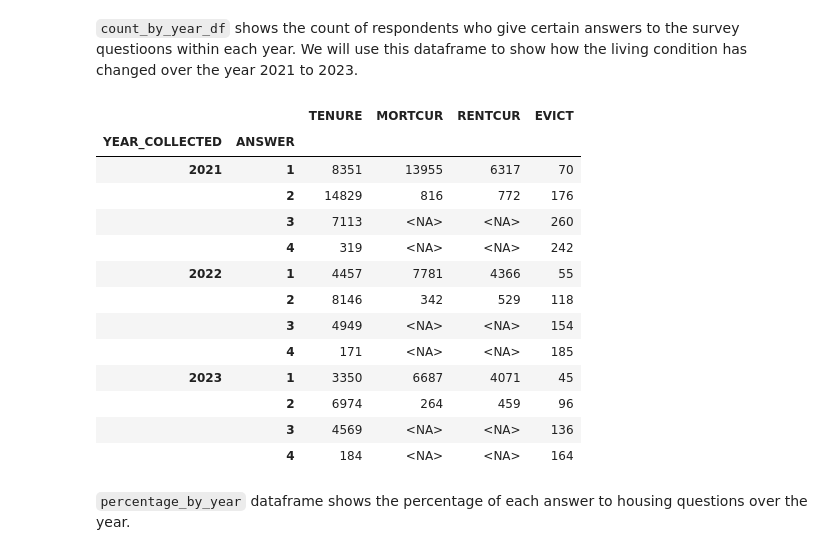
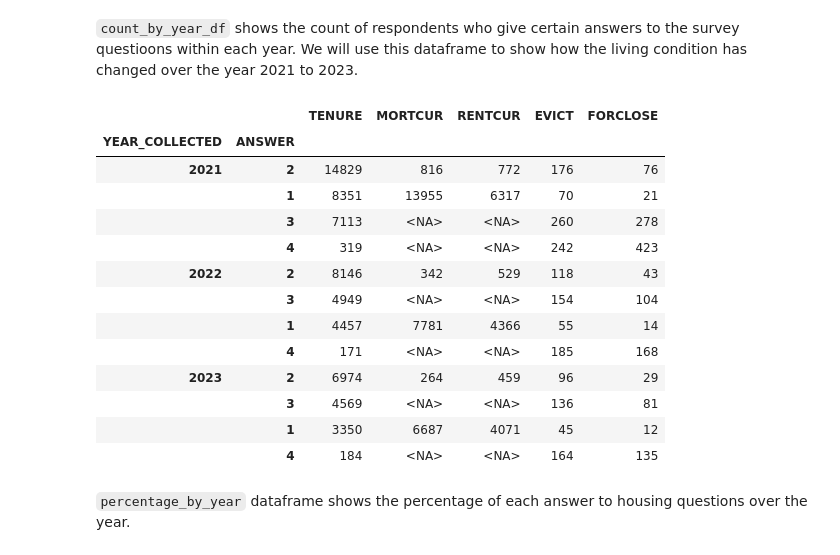
Before and after one commit to BU-Spark/ds-bcc-tania-fernandes-d7, a Jupyter notebook: fa24-team-b/housing/notebooks/pulse-survey.ipynb, the cells around one changed output. Drawn from its saved outputs; the diff is of its cells as text; code cells hidden in the pictures.

```diff
--- a/fa24-team-b/housing/notebooks/pulse-survey.ipynb
+++ b/fa24-team-b/housing/notebooks/pulse-survey.ipynb
@@ -441,25 +442,37 @@ plt.show()
 # 3. Housing Situation Over Time
 # %% [markdown]
 `count_by_year_df` shows the count of respondents who give certain answers to the survey questioons within each year. We will use this dataframe to show how the living condition has changed over the year 2021 to 2023.
-# %%
-count_by_year_df = HPS_df.groupby('YEAR_COLLECTED', group_keys=True).apply(lambda x: x.iloc[:, :-1].apply(pd.Series.value_counts), include_groups=False).rename_axis(["YEAR_COLLECTED", "ANSWER"])
-count_by_year_df = count_by_year_df.drop(index=-99, level='ANSWER')
-count_by_year_df
-# %% [output]
-|  |  | TENURE | MORTCUR | RENTCUR | EVICT |
-| YEAR_COLLECTED | ANSWER |  |  |  |  |
-| 2021 | 1 | 8351 | 13955 | 6317 | 70 |
-|  | 2 | 14829 | 816 | 772 | 176 |
-|  | 3 | 7113 | <NA> | <NA> | 260 |
-|  | 4 | 319 | <NA> | <NA> | 242 |
-| 2022 | 1 | 4457 | 7781 | 4366 | 55 |
-|  | 2 | 8146 | 342 | 529 | 118 |
-|  | 3 | 4949 | <NA> | <NA> | 154 |
-|  | 4 | 171 | <NA> | <NA> | 185 |
-| 2023 | 1 | 3350 | 6687 | 4071 | 45 |
-|  | 2 | 6974 | 264 | 459 | 96 |
-|  | 3 | 4569 | <NA> | <NA> | 136 |
-|  | 4 | 184 | <NA> | <NA> | 164 |
+# %%
+columns_to_count = ["TENURE", "MORTCUR", "RENTCUR", "EVICT", "FORCLOSE"]
+counts_by_column = {}
+
+# Loop through each column to apply value_counts per group
+for col in columns_to_count:
+    counts_by_column[col] = (
+        HPS_df.groupby("YEAR_COLLECTED")[col]
+        .apply(lambda x: x.value_counts())
+        .rename_axis(["YEAR_COLLECTED", "ANSWER"])
+    )
+
+# Concatenate counts into a single DataFrame, aligning on YEAR_COLLECTED and ANSWER levels
+count_by_year_df = pd.concat(counts_by_column, axis=1)
+count_by_year_df = count_by_year_df.drop(index=-99, level="ANSWER")
+count_by_year_df
+# %% [output]
+|  |  | TENURE | MORTCUR | RENTCUR | EVICT | FORCLOSE |
+| YEAR_COLLECTED | ANSWER |  |  |  |  |  |
+| 2021 | 2 | 14829 | 816 | 772 | 176 | 76 |
+|  | 1 | 8351 | 13955 | 6317 | 70 | 21 |
+|  | 3 | 7113 | <NA> | <NA> | 260 | 278 |
+|  | 4 | 319 | <NA> | <NA> | 242 | 423 |
+| 2022 | 2 | 8146 | 342 | 529 | 118 | 43 |
+|  | 3 | 4949 | <NA> | <NA> | 154 | 104 |
+|  | 1 | 4457 | 7781 | 4366 | 55 | 14 |
+|  | 4 | 171 | <NA> | <NA> | 185 | 168 |
+| 2023 | 2 | 6974 | 264 | 459 | 96 | 29 |
+|  | 3 | 4569 | <NA> | <NA> | 136 | 81 |
+|  | 1 | 3350 | 6687 | 4071 | 45 | 12 |
+|  | 4 | 184 | <NA> | <NA> | 164 | 135 |
 # %% [markdown]
 `percentage_by_year` dataframe shows the percentage of each answer to housing questions over the year.
 # %%
```
Also changed, not shown: parts of 16 cells of this notebook.
